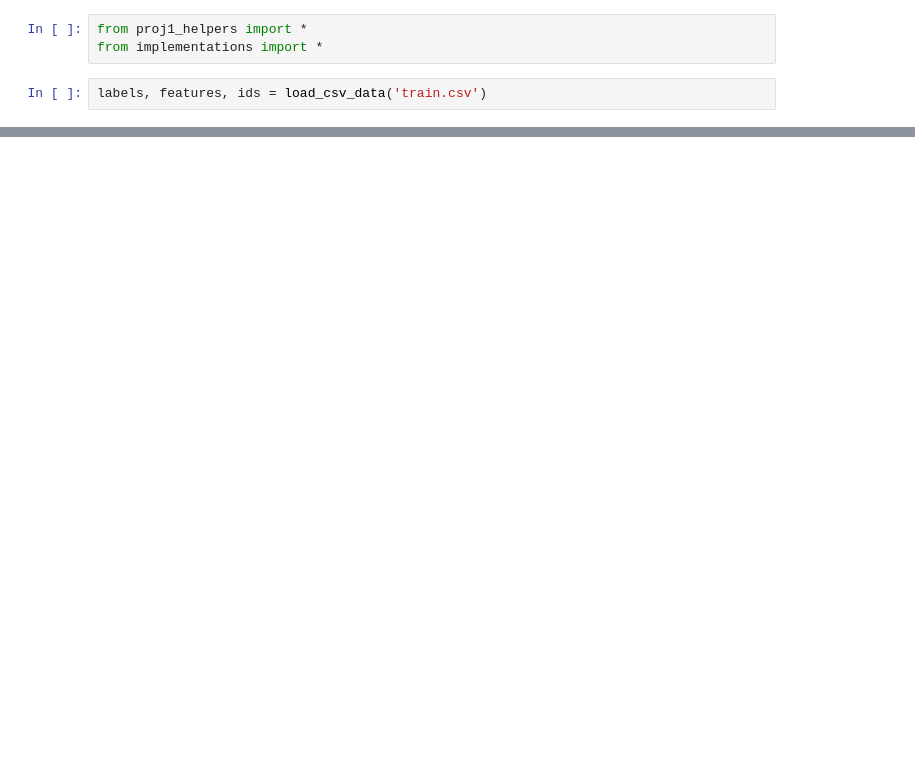
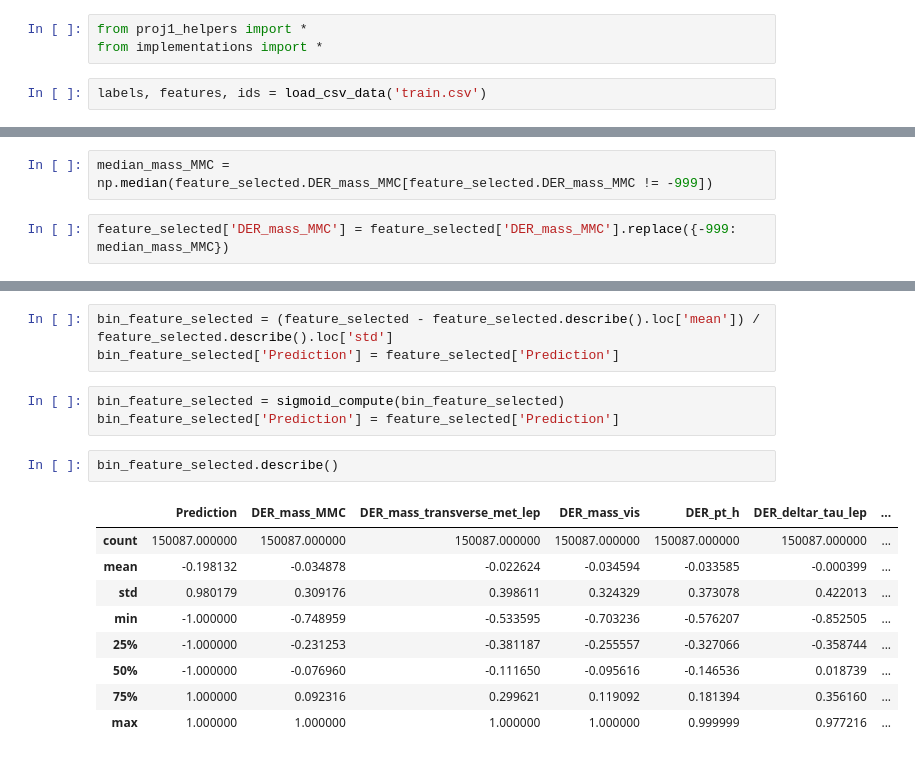
Before and after one commit to ownzonefeng/CS-433-Project1, a Jupyter notebook: Project1/Project1.ipynb, the cells around one changed output, grey strips where cells are left out. Drawn from its saved outputs; the diff is of its cells as text; blank space fills up the shorter version.

```diff
--- a/Project1/Project1.ipynb
+++ b/Project1/Project1.ipynb
@@ -43,0 +67,4 @@ w = logistic_regression_ridge(labels, features_processed, max_iters = 100)
+# %%
+median_mass_MMC = np.median(feature_selected.DER_mass_MMC[feature_selected.DER_mass_MMC != -999])
+# %%
+feature_selected['DER_mass_MMC'] = feature_selected['DER_mass_MMC'].replace({-999: median_mass_MMC})
@@ -43,0 +95,18 @@ w = logistic_regression_ridge(labels, features_processed, max_iters = 100)
+# %%
+bin_feature_selected = (feature_selected - feature_selected.describe().loc['mean']) / feature_selected.describe().loc['std']
+bin_feature_selected['Prediction'] = feature_selected['Prediction']
+# %%
+bin_feature_selected = sigmoid_compute(bin_feature_selected)
+bin_feature_selected['Prediction'] = feature_selected['Prediction']
+# %%
+bin_feature_selected.describe()
+# %% [output]
+|  | Prediction | DER_mass_MMC | DER_mass_transverse_met_lep | DER_mass_vis | DER_pt_h | DER_deltar_tau_lep | ... |
+| count | 150087.000000 | 150087.000000 | 150087.000000 | 150087.000000 | 150087.000000 | 150087.000000 | ... |
+| mean | -0.198132 | -0.034878 | -0.022624 | -0.034594 | -0.033585 | -0.000399 | ... |
+| std | 0.980179 | 0.309176 | 0.398611 | 0.324329 | 0.373078 | 0.422013 | ... |
+| min | -1.000000 | -0.748959 | -0.533595 | -0.703236 | -0.576207 | -0.852505 | ... |
+| 25% | -1.000000 | -0.231253 | -0.381187 | -0.255557 | -0.327066 | -0.358744 | ... |
+| 50% | -1.000000 | -0.076960 | -0.111650 | -0.095616 | -0.146536 | 0.018739 | ... |
+| 75% | 1.000000 | 0.092316 | 0.299621 | 0.119092 | 0.181394 | 0.356160 | ... |
+| max | 1.000000 | 1.000000 | 1.000000 | 1.000000 | 0.999999 | 0.977216 | ... |
```
Also changed, not shown: parts of 26 cells of this notebook, 3 other files.
